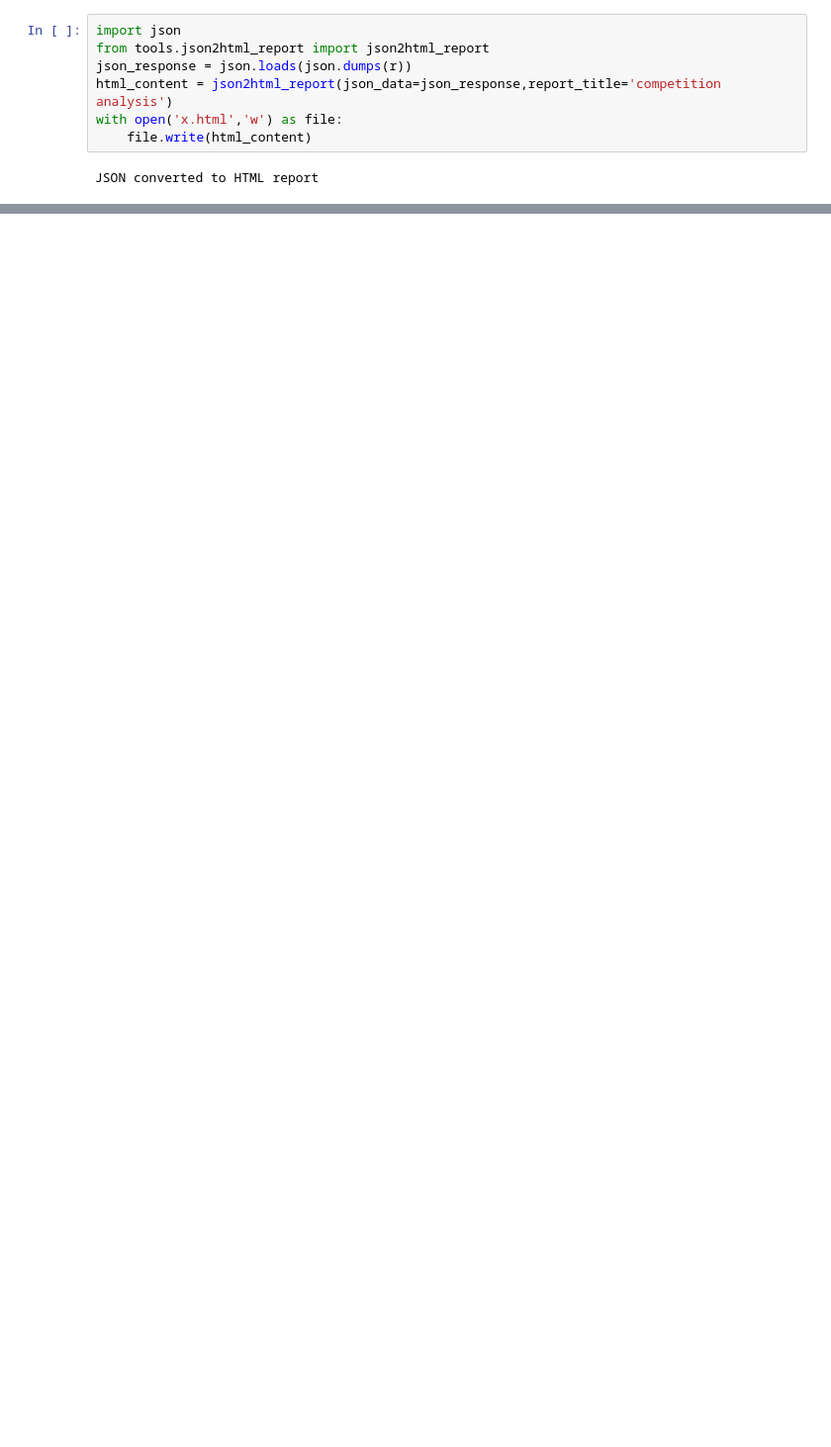
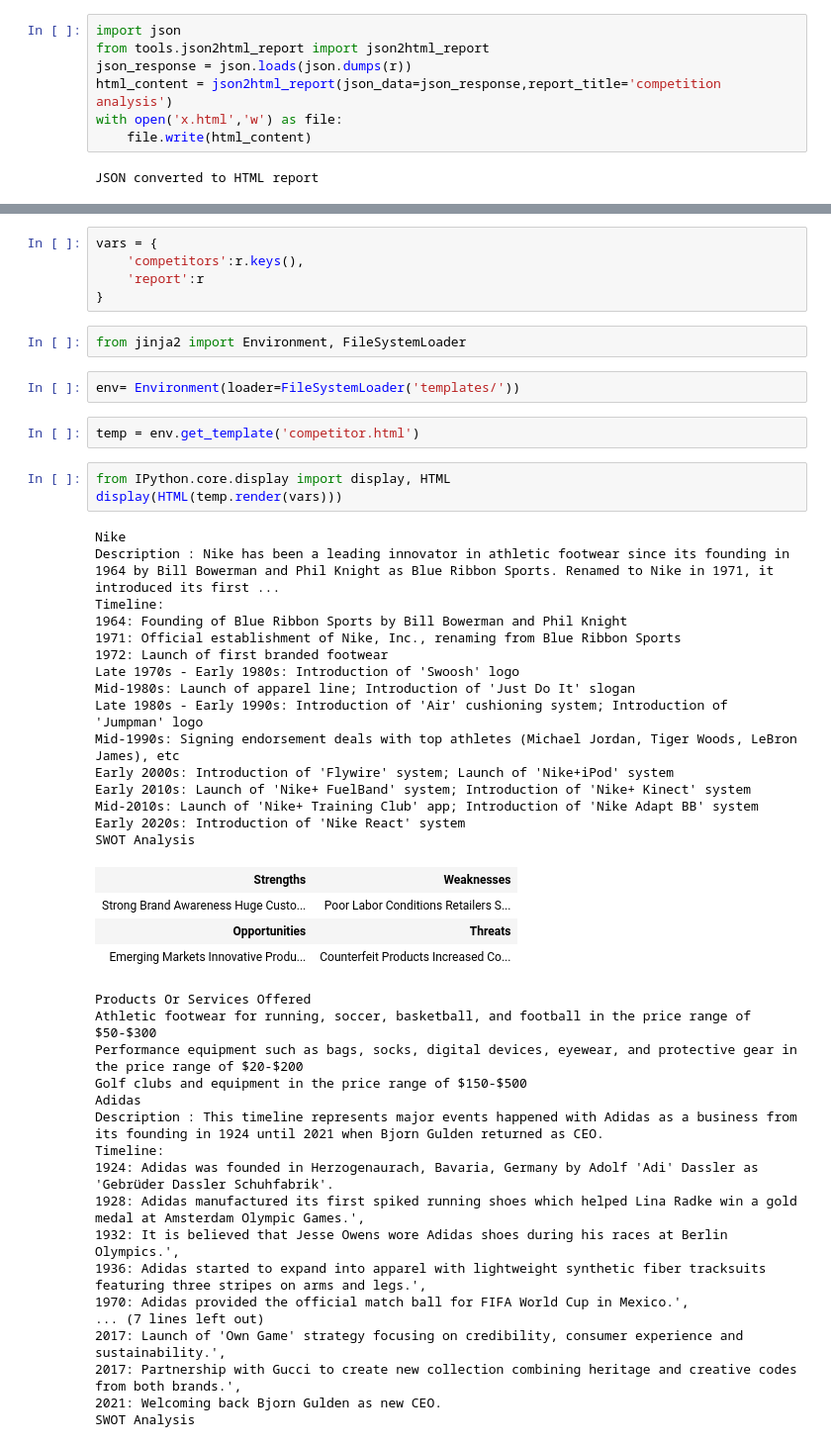
Before and after one commit to abangwal/Demo-Iteration-0, a Jupyter notebook: devlopment_notebooks/Untitled.ipynb, the cells around one changed output, grey strips where cells are left out. Shown at 99% size. Cells and saved outputs as stored; diff of their text form; blank space fills up the shorter version.

```diff
--- a/devlopment_notebooks/Untitled.ipynb
+++ b/devlopment_notebooks/Untitled.ipynb
@@ -110,0 +188,51 @@ JSON converted to HTML report
+# %%
+vars = {
+    'competitors':r.keys(),
+    'report':r
+}
+# %%
+from jinja2 import Environment, FileSystemLoader
+# %%
+env= Environment(loader=FileSystemLoader('templates/'))
+# %%
+temp = env.get_template('competitor.html')
+# %%
+from IPython.core.display import display, HTML
+display(HTML(temp.render(vars)))
+# %% [output]
+Nike
+Description : Nike has been a leading innovator in athletic footwear since its founding in 1964 by Bill Bowerman and Phil Knight as Blue Ribbon Sports. Renamed to Nike in 1971, it introduced its first ...
+Timeline:
+1964: Founding of Blue Ribbon Sports by Bill Bowerman and Phil Knight
+1971: Official establishment of Nike, Inc., renaming from Blue Ribbon Sports
+1972: Launch of first branded footwear
+Late 1970s - Early 1980s: Introduction of 'Swoosh' logo
+Mid-1980s: Launch of apparel line; Introduction of 'Just Do It' slogan
+Late 1980s - Early 1990s: Introduction of 'Air' cushioning system; Introduction of 'Jumpman' logo
+Mid-1990s: Signing endorsement deals with top athletes (Michael Jordan, Tiger Woods, LeBron James), etc
+Early 2000s: Introduction of 'Flywire' system; Launch of 'Nike+iPod' system
+Early 2010s: Launch of 'Nike+ FuelBand' system; Introduction of 'Nike+ Kinect' system
+Mid-2010s: Launch of 'Nike+ Training Club' app; Introduction of 'Nike Adapt BB' system
+Early 2020s: Introduction of 'Nike React' system
+SWOT Analysis
+| Strengths | Weaknesses |
+| Strong Brand Awareness Huge Custo... | Poor Labor Conditions Retailers S... |
+| Opportunities | Threats |
+| Emerging Markets Innovative Produ... | Counterfeit Products Increased Co... |
+Products Or Services Offered
+Athletic footwear for running, soccer, basketball, and football in the price range of $50-$300
+Performance equipment such as bags, socks, digital devices, eyewear, and protective gear in the price range of $20-$200
+Golf clubs and equipment in the price range of $150-$500
+Adidas
+Description : This timeline represents major events happened with Adidas as a business from its founding in 1924 until 2021 when Bjorn Gulden returned as CEO.
+Timeline:
+1924: Adidas was founded in Herzogenaurach, Bavaria, Germany by Adolf 'Adi' Dassler as 'Gebrüder Dassler Schuhfabrik'.
+1928: Adidas manufactured its first spiked running shoes which helped Lina Radke win a gold medal at Amsterdam Olympic Games.',
+1932: It is believed that Jesse Owens wore Adidas shoes during his races at Berlin Olympics.',
+1936: Adidas started to expand into apparel with lightweight synthetic fiber tracksuits featuring three stripes on arms and legs.',
+1970: Adidas provided the official match ball for FIFA World Cup in Mexico.',
+... (7 lines left out)
+2017: Launch of 'Own Game' strategy focusing on credibility, consumer experience and sustainability.',
+2017: Partnership with Gucci to create new collection combining heritage and creative codes from both brands.',
+2021: Welcoming back Bjorn Gulden as new CEO.
+SWOT Analysis
```
Also changed, not shown: parts of 9 cells of this notebook, 3 other files.
